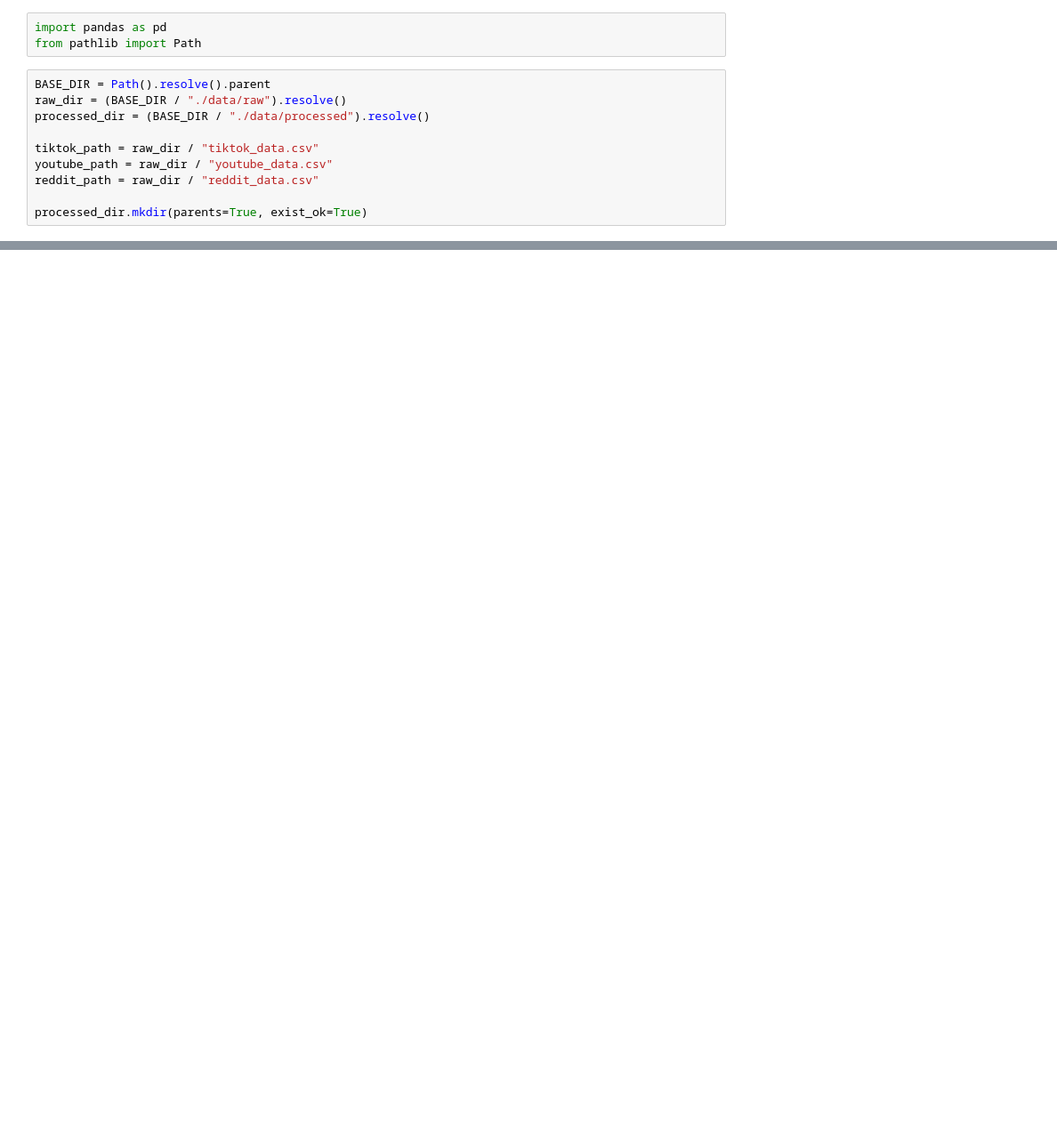
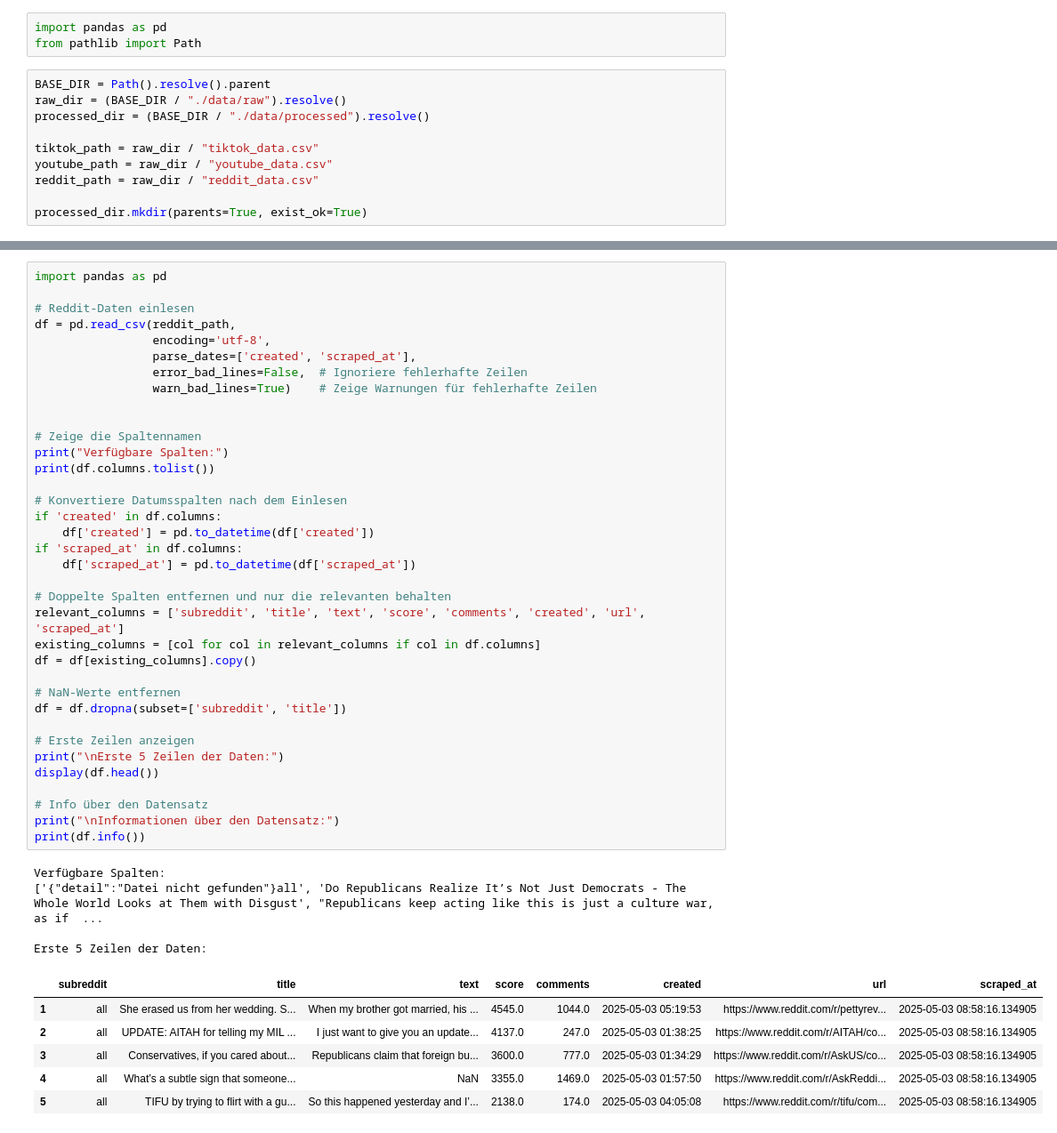
Before and after one commit to sofietheresa/TrendAnalyseSocialMedia, a Jupyter notebook: notebooks/02_preprocessing.ipynb, the cells around one changed output, grey strips where cells are left out. Shown at 89% size. Drawn from its saved outputs; the diff is of its cells as text; blank space fills up the shorter version.

Commit message:
read data

```diff
--- a/notebooks/02_preprocessing.ipynb
+++ b/notebooks/02_preprocessing.ipynb
@@ -65,0 +41,47 @@ display(df_reddit)
+# %%
+import pandas as pd
+
+# Reddit-Daten einlesen
+df = pd.read_csv(reddit_path,
+                 encoding='utf-8',
+                 parse_dates=['created', 'scraped_at'],
+                 error_bad_lines=False,  # Ignoriere fehlerhafte Zeilen
+                 warn_bad_lines=True)    # Zeige Warnungen für fehlerhafte Zeilen
+
+
+# Zeige die Spaltennamen
+print("Verfügbare Spalten:")
+print(df.columns.tolist())
+
+# Konvertiere Datumsspalten nach dem Einlesen
+if 'created' in df.columns:
+    df['created'] = pd.to_datetime(df['created'])
+if 'scraped_at' in df.columns:
+    df['scraped_at'] = pd.to_datetime(df['scraped_at'])
+
+# Doppelte Spalten entfernen und nur die relevanten behalten
+relevant_columns = ['subreddit', 'title', 'text', 'score', 'comments', 'created', 'url', 'scraped_at']
+existing_columns = [col for col in relevant_columns if col in df.columns]
+df = df[existing_columns].copy()
+
+# NaN-Werte entfernen
+df = df.dropna(subset=['subreddit', 'title'])
+
+# Erste Zeilen anzeigen
+print("\nErste 5 Zeilen der Daten:")
+display(df.head())
+
+# Info über den Datensatz
+print("\nInformationen über den Datensatz:")
+print(df.info())
+# %% [output]
+Verfügbare Spalten:
+['{"detail":"Datei nicht gefunden"}all', 'Do Republicans Realize It’s Not Just Democrats - The Whole World Looks at Them with Disgust', "Republicans keep acting like this is just a culture war, as if  ...
+
+Erste 5 Zeilen der Daten:
+|  | subreddit | title | text | score | comments | created | url | scraped_at |
+| 1 | all | She erased us from her wedding. S... | When my brother got married, his ... | 4545.0 | 1044.0 | 2025-05-03 05:19:53 | https://www.reddit.com/r/pettyrev... | 2025-05-03 08:58:16.134905 |
+| 2 | all | UPDATE: AITAH for telling my MIL ... | I just want to give you an update... | 4137.0 | 247.0 | 2025-05-03 01:38:25 | https://www.reddit.com/r/AITAH/co... | 2025-05-03 08:58:16.134905 |
+| 3 | all | Conservatives, if you cared about... | Republicans claim that foreign bu... | 3600.0 | 777.0 | 2025-05-03 01:34:29 | https://www.reddit.com/r/AskUS/co... | 2025-05-03 08:58:16.134905 |
+| 4 | all | What’s a subtle sign that someone... | NaN | 3355.0 | 1469.0 | 2025-05-03 01:57:50 | https://www.reddit.com/r/AskReddi... | 2025-05-03 08:58:16.134905 |
+| 5 | all | TIFU by trying to flirt with a gu... | So this happened yesterday and I’... | 2138.0 | 174.0 | 2025-05-03 04:05:08 | https://www.reddit.com/r/tifu/com... | 2025-05-03 08:58:16.134905 |
```
Also changed, not shown: parts of 5 cells of this notebook, 15 other files.
